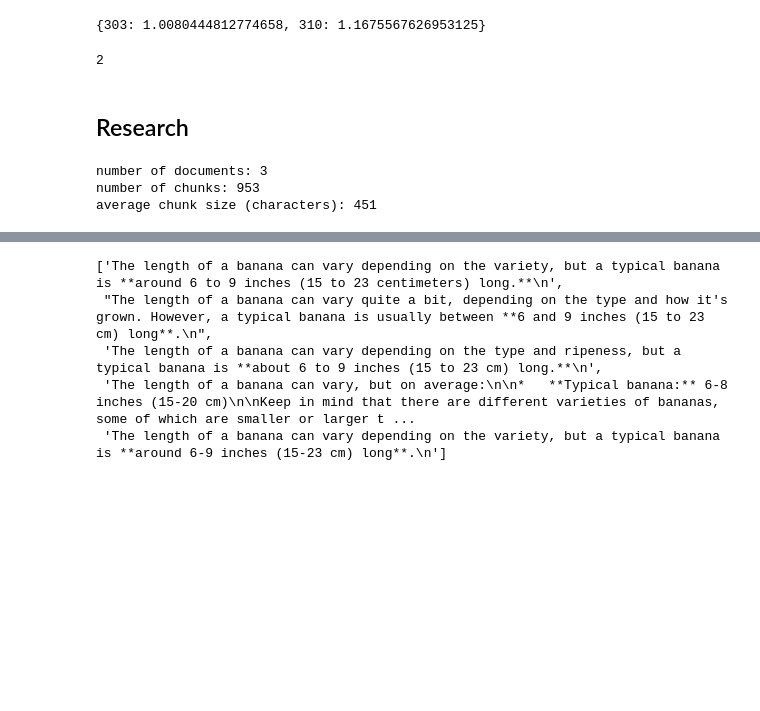
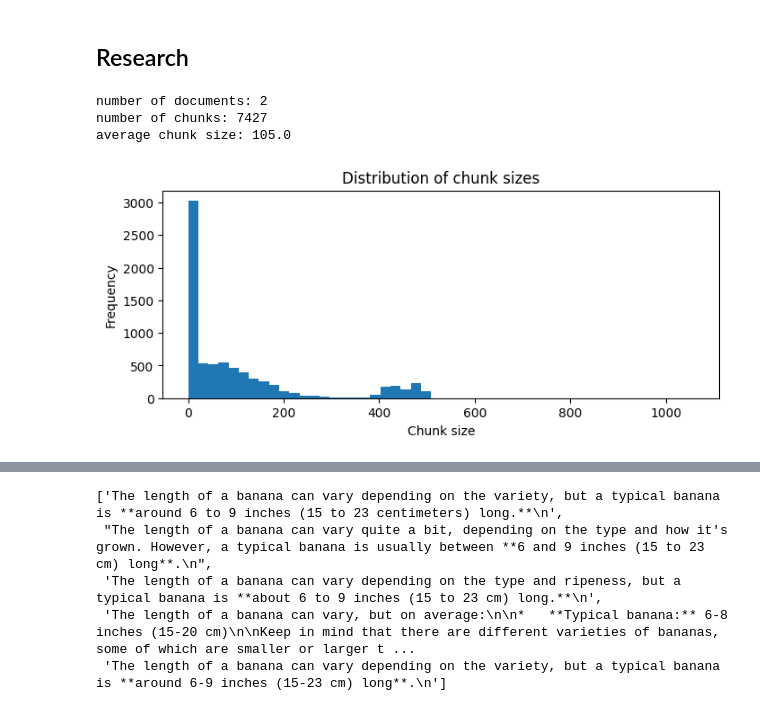
Before and after one commit to sjoerdoffringa/RAG, a Jupyter notebook: development.ipynb, the cells around one changed output, grey strips where cells are left out. Saved outputs shown, nothing was run; the diff lists cells and outputs as text; code cells hidden in the pictures; blank space fills up the shorter version.

```diff
--- a/development.ipynb
+++ b/development.ipynb
@@ -179,11 +162,11 @@ class Embedder:
 
 
 class RAG:
-    def __init__(self, embedding_model_name="all-MiniLM-L6-v2", LLM_name="gemini-2.0-flash"):
+    def __init__(self, embedding_model_name="all-MiniLM-L6-v2", LLM_name="gemini-2.0-flash", LLM_provider="google_genai"):
         self.data_path = os.getenv("data_path")
         self.vector_embedding_path = os.getenv("vector_embedding_path")
         self.embedder = Embedder(embedding_model_name)
-        self.LLM_name = LLM_name
+        self.LLM = init_chat_model(LLM_name, model_provider=LLM_provider)
 
     def _retrieve_context(self, query, top_k_chunks):
         distances, indices = self.embedder.search(query, top_k=top_k_chunks)
@@ -210,8 +193,7 @@ class RAG:
         {query}
         """
 
-
-        answer = query_gemini(prompt)
+        answer = self.LLM.invoke(prompt).content
 
         response = {
             "chunks": relevant_chunks,
@@ -235,6 +252,6 @@ True
 # %%
 # Example usage
-rag = RAG(top_k_chunks=5)
-rag.reload_embeddings()
+rag = RAG()
+#rag.reload_embeddings()
 rag.embedder.index.ntotal
 # %% [output]
@@ -346,9 +273,0 @@ array([375, 726, 402])
-# %%
-rag = RAG(include_summaries=True)
-rag._create_summaries()
-
-#query = "What is usable XAI?"
-#rag.create_embedding()
-#print(rag.doc_names)
-#rag.query(query)
-#rag.create_embedding()
@@ -410,27 +273,0 @@ faiss.write_index(index, "vector_index.faiss")
-# %%
-def search_faiss(query, top_k=2):
-    query_embedding = embedding_model.encode([query], convert_to_numpy=True)
-    distances, indices = index.search(query_embedding, top_k)
-
-    # Create a dictionary with index as key and distance as value
-    results = {int(idx): float(dist) for idx, dist in zip(indices[0], distances[0])}
-
-    return results
-
-
-query = "What are the advantages of RAG?"
-result = search_faiss(query, top_k=2)
-print(result)
-# %% [output]
-{303: 1.0080444812774658, 310: 1.1675567626953125}
-# %%
-from statistics import mode
-
-doc_origins = []
-for chunk in result:
-    doc = chunks[chunk]['document']
-    doc_origins.append(doc)
-
-mode(doc_origins)
-# %% [output]
-2
@@ -441,18 +274,29 @@ retrieved_context = "\n".join([text_chunks[idx] for idx in result.keys()])
 # %% [markdown]
 ## Research
 # %%
+import matplotlib.pyplot as plt
+
 # number of documents
 n_docs = len(os.listdir('./data'))
 print(f'number of documents: {n_docs}')
 
 # number of chunks
-n_chunks = len(text_chunks)
+n_chunks = len(rag.embedder.metadata)
 print(f'number of chunks: {n_chunks}')
 
 # average chunk size
-avg_chunk_size = round(sum([len(text) for text in text_chunks]) / n_chunks)
-print(f'average chunk size (characters): {avg_chunk_size}')
+avg_chunk_size = sum([len(chunk['text']) for chunk in rag.embedder.metadata]) / n_chunks
+print(f'average chunk size: {round(avg_chunk_size, 0)}')
+
+# plot distribution of chunk sizes
+plt.figure(figsize=(8,3))  # Set the figure size
+chunk_sizes = [len(chunk['text']) for chunk in rag.embedder.metadata]
+plt.hist(chunk_sizes, bins=50)
+plt.xlabel('Chunk size')
+plt.ylabel('Frequency')
+plt.title('Distribution of chunk sizes');
 # %% [output]
-number of documents: 3
-number of chunks: 953
-average chunk size (characters): 451
+number of documents: 2
+number of chunks: 7427
+average chunk size: 105.0
+[figure, added]
```
Also changed, not shown: parts of 26 cells of this notebook, 5 other files.
